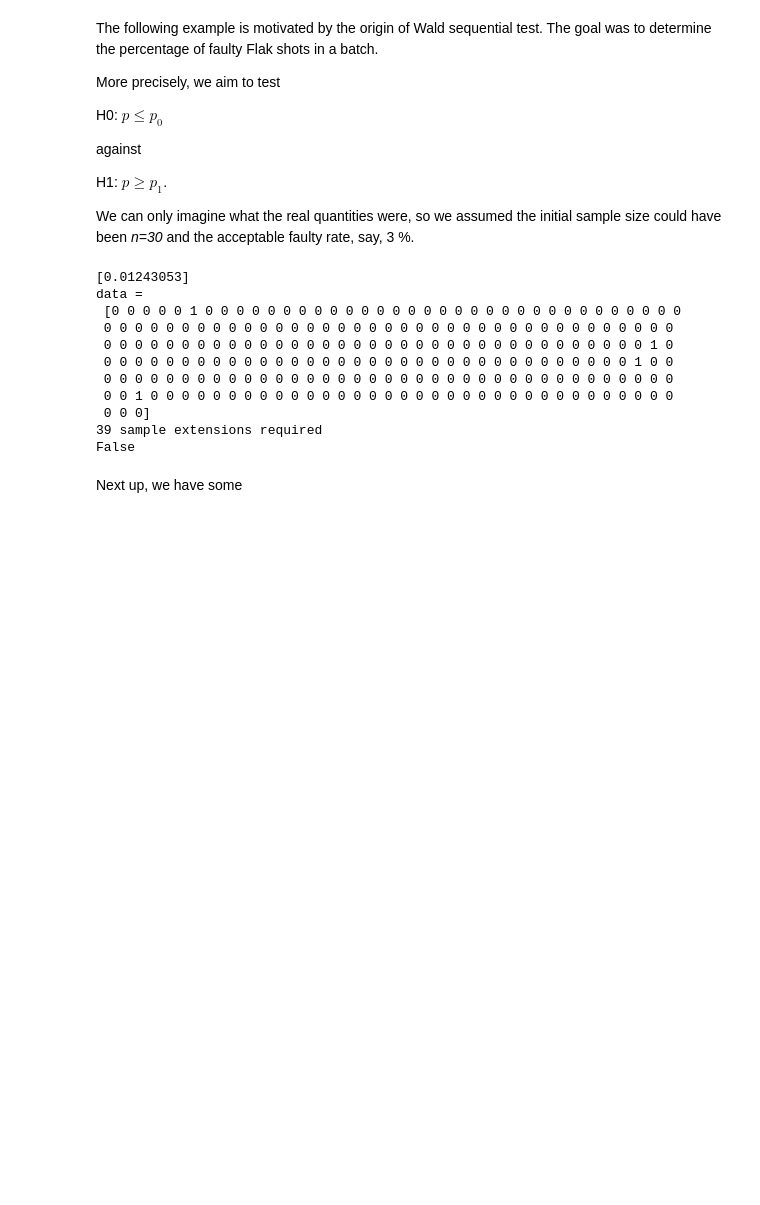
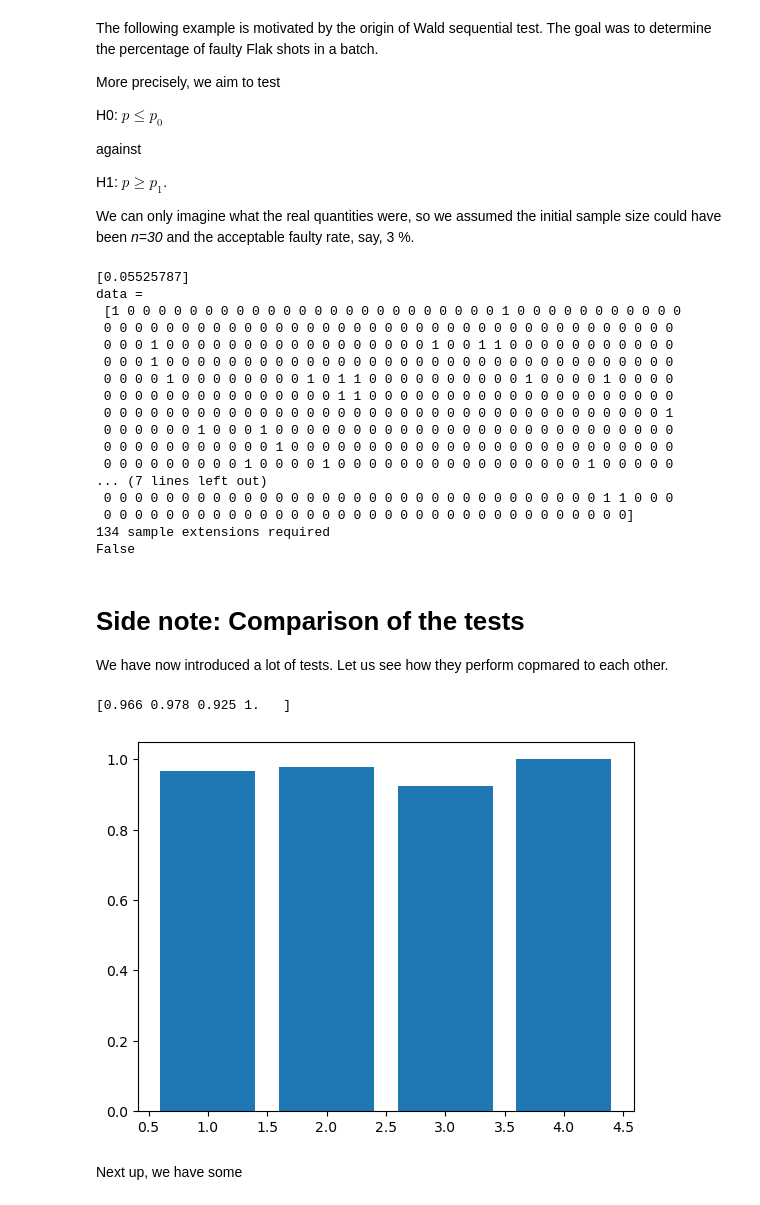
Before and after one commit to PrinceOfCzechia/sequential-test-sim, a Jupyter notebook: notebook.ipynb, the cells around one changed output. Saved outputs shown, nothing was run; the diff lists cells and outputs as text; code cells hidden in the pictures; blank space fills up the shorter version.

Commit message:
first comparison of tests added

```diff
--- a/notebook.ipynb
+++ b/notebook.ipynb
@@ -48,7 +48,7 @@ def L1( p, k, n ):
     '''
     probability of accepting H0 if the true value of the parameter is p a.k.a. operational characteristic
     '''
-    return sum( choose( j, n ) * p**j * ( 1-p )**( n-j ) for j in range( int(k) ) )
+    return sum( choose( j, n ) * p**j * ( 1-p )**( n-j ) for j in range( int(k+1) ) )
 
 def eval_k( n, p0, alpha ):
     return binom.ppf( 1-alpha, n, p0 )
@@ -435,17 +433,64 @@ print( p )
 
 print( test4( p, n_init = 30, n_add = 5, verbose = True ) ) # first draw 10, if not decided, extend the sample by five
 # %% [output]
-[0.01243053]
+[0.05525787]
 data =
- [0 0 0 0 0 1 0 0 0 0 0 0 0 0 0 0 0 0 0 0 0 0 0 0 0 0 0 0 0 0 0 0 0 0 0 0 0
+ [1 0 0 0 0 0 0 0 0 0 0 0 0 0 0 0 0 0 0 0 0 0 0 0 0 1 0 0 0 0 0 0 0 0 0 0 0
  0 0 0 0 0 0 0 0 0 0 0 0 0 0 0 0 0 0 0 0 0 0 0 0 0 0 0 0 0 0 0 0 0 0 0 0 0
- 0 0 0 0 0 0 0 0 0 0 0 0 0 0 0 0 0 0 0 0 0 0 0 0 0 0 0 0 0 0 0 0 0 0 0 1 0
- 0 0 0 0 0 0 0 0 0 0 0 0 0 0 0 0 0 0 0 0 0 0 0 0 0 0 0 0 0 0 0 0 0 0 1 0 0
- 0 0 0 0 0 0 0 0 0 0 0 0 0 0 0 0 0 0 0 0 0 0 0 0 0 0 0 0 0 0 0 0 0 0 0 0 0
- 0 0 1 0 0 0 0 0 0 0 0 0 0 0 0 0 0 0 0 0 0 0 0 0 0 0 0 0 0 0 0 0 0 0 0 0 0
- 0 0 0]
-39 sample extensions required
+ 0 0 0 1 0 0 0 0 0 0 0 0 0 0 0 0 0 0 0 0 0 1 0 0 1 1 0 0 0 0 0 0 0 0 0 0 0
+ 0 0 0 1 0 0 0 0 0 0 0 0 0 0 0 0 0 0 0 0 0 0 0 0 0 0 0 0 0 0 0 0 0 0 0 0 0
+ 0 0 0 0 1 0 0 0 0 0 0 0 0 1 0 1 1 0 0 0 0 0 0 0 0 0 0 1 0 0 0 0 1 0 0 0 0
+ 0 0 0 0 0 0 0 0 0 0 0 0 0 0 0 1 1 0 0 0 0 0 0 0 0 0 0 0 0 0 0 0 0 0 0 0 0
+ 0 0 0 0 0 0 0 0 0 0 0 0 0 0 0 0 0 0 0 0 0 0 0 0 0 0 0 0 0 0 0 0 0 0 0 0 1
+ 0 0 0 0 0 0 1 0 0 0 1 0 0 0 0 0 0 0 0 0 0 0 0 0 0 0 0 0 0 0 0 0 0 0 0 0 0
+ 0 0 0 0 0 0 0 0 0 0 0 1 0 0 0 0 0 0 0 0 0 0 0 0 0 0 0 0 0 0 0 0 0 0 0 0 0
+ 0 0 0 0 0 0 0 0 0 1 0 0 0 0 1 0 0 0 0 0 0 0 0 0 0 0 0 0 0 0 0 1 0 0 0 0 0
+... (7 lines left out)
+ 0 0 0 0 0 0 0 0 0 0 0 0 0 0 0 0 0 0 0 0 0 0 0 0 0 0 0 0 0 0 0 0 1 1 0 0 0
+ 0 0 0 0 0 0 0 0 0 0 0 0 0 0 0 0 0 0 0 0 0 0 0 0 0 0 0 0 0 0 0 0 0 0]
+134 sample extensions required
 False
+# %% [markdown]
+# Side note: Comparison of the tests
+
+We have now introduced a lot of tests. Let us see how they perform copmared to each other.
+# %%
+p = 0.10
+
+p0 = 0.10
+p1 = 0.15
+
+alpha = 0.05
+beta = 0.05
+
+a = math.log( (1-beta) / alpha )
+b = math.log( beta / (1-alpha) )
+
+ha = a / math.log( (p1*(1-p0)) / (p0*(1-p1)) )
+hb = b / math.log( (p1*(1-p0)) / (p0*(1-p1)) )
+
+s = math.log( (1-p0)/(1-p1) ) / math.log( (p1*(1-p0)) / (p0*(1-p1)) )
+
+arr_res1 = np.array( [ test1( eval_k( n = 100, p0 = p0, alpha = 0.05) ) for _ in range(1000) ] )
+arr_res2 = np.array( [ test2( n1 = 50, n2 = 50, alpha = 0.05, p0 = p0, p1 = p1 ) for _ in range(1000) ] )
+arr_res3 = np.array( [ test3( n =20, N = 100, p0 = p0, alpha = 0.05 ) for _ in range(1000) ] )
+arr_res4 = np.array( [ test4( p = 0.10, n_init = 20, n_add = 1 ) for _ in range(1000) ] )
+
+y1 = ( 1000 - np.sum( arr_res1 ) ) / 1000
+y2 = ( 1000 - np.sum( arr_res2 ) ) / 1000
+y3 = ( 1000 - np.sum( arr_res3 ) ) / 1000
+y4 = ( 1000 - np.sum( arr_res4 ) ) / 1000
+
+arr_x = np.array( [ 1, 2, 3, 4 ] )
+arr_y = np.array( [ y1, y2, y3, y4 ] )
+
+print( arr_y )
+
+plt.bar( arr_x, arr_y )
+plt.show()
+# %% [output]
+[0.966 0.978 0.925 1.   ]
+[figure, added]
 # %% [markdown]
 Next up, we have some
 # %% [markdown]
```
Also changed, not shown: parts of 6 cells of this notebook.
